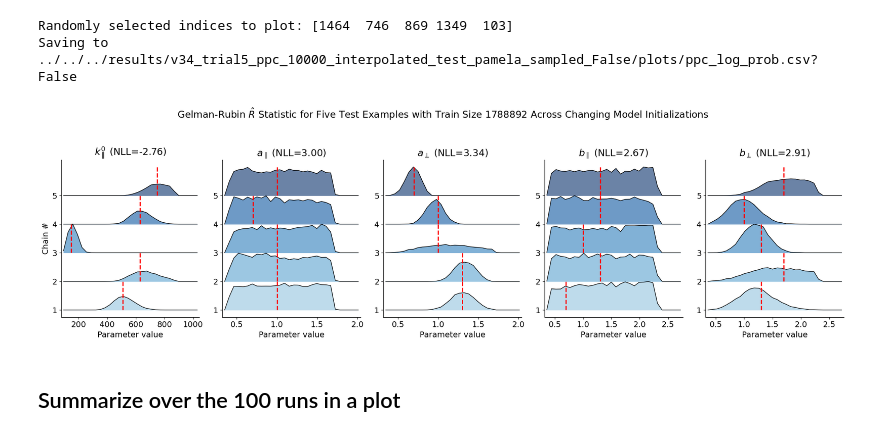
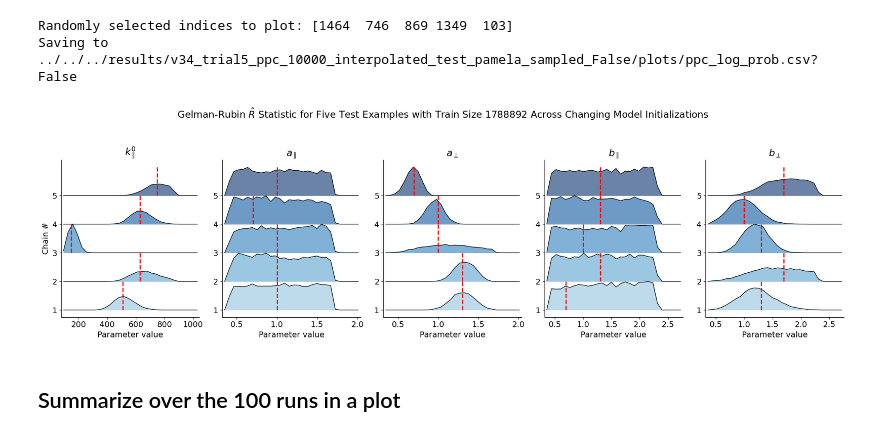
Before and after one commit to hawaii-ai/GalacticCosmicRays, a Jupyter notebook: notebooks/plot/plot_hmc_train_size_ppc.ipynb, the cells around one changed output. Cells and saved outputs as stored; diff of their text form; code cells hidden in the pictures.

Commit message:
small change to ppc plot

```diff
--- a/notebooks/plot/plot_hmc_train_size_ppc.ipynb
+++ b/notebooks/plot/plot_hmc_train_size_ppc.ipynb
@@ -580,35 +580,35 @@ for j, param in enumerate(PARAMETERS):
             color="red",
             lw=2,
             linestyle="--",
             zorder=10,
         )
 
         # Save to file which_change,index,hist_#,param,-log_prob
         if make_new_file:
             with open(output_log_file, 'a') as f:
                 f.write(f"{which_change},{indices[k]},{k},{param},{train_size_fraction},{-1 * log_prob_value}\n")
 
     avg_log_prob = np.mean(log_prob_true_param)
-    ax.set_title(f"{PARAMETERS_NAME[j]} " +  f"(NLL={-1 * avg_log_prob:.2f})")
+    ax.set_title(f"{PARAMETERS_NAME[j]}") # +  f" (NLL={-1 * avg_log_prob:.2f})")
 
     ax.set_xlim(vmin, vmax)
     ax.set_yticks(range(num_chains))
     ax.set_yticklabels(chain_labels)
     ax.set_xlabel("Parameter value")
     if j == 0:
         ax.set_ylabel("Chain #")
 
     # Clean up spines for a more "joyplot" aesthetic
     ax.spines["top"].set_visible(False)
     ax.spines["right"].set_visible(False)
 
 plt.tight_layout(rect=[0, 0, 1, 0.95])
 plt.savefig(plots_dir / f'calibration_histogram_five_examples_train_size_{train_size_fraction}.png', dpi=300)
 plt.savefig(plots_dir / f'calibration_histogram_five_examples_train_size_{train_size_fraction}.pdf')
 plt.show()
 plt.close()
 # %% [output]
-[figure, old version]
+[figure, new version]
 # %% [markdown]
 ## Summarize over the 100 runs in a plot
 # %%
```
